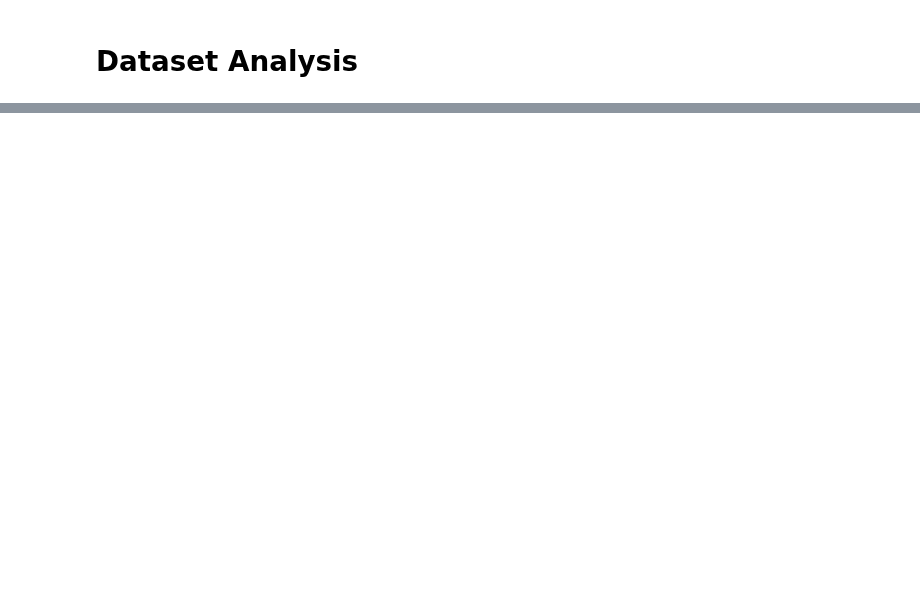
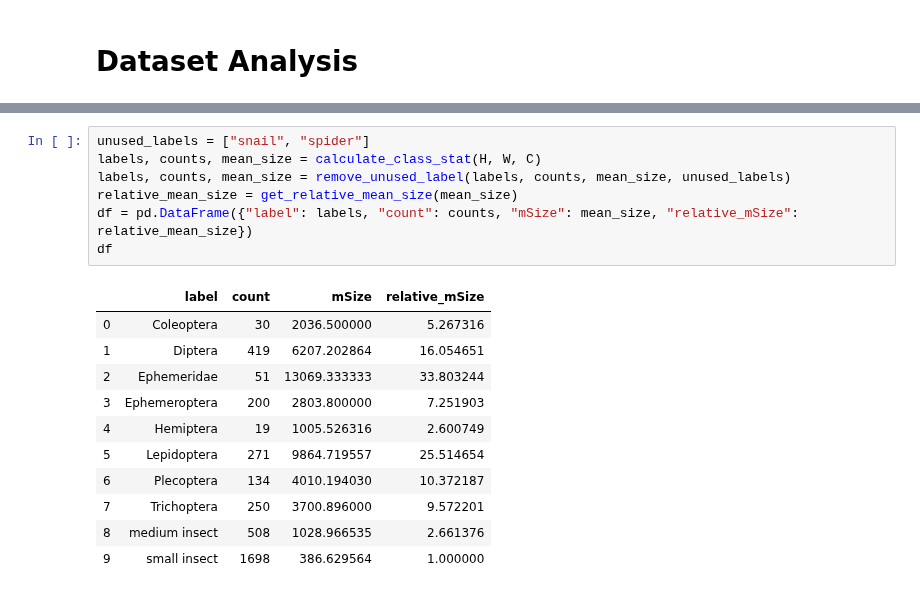
Before and after one commit to keiiti975/Insect_Phenology_Detector, a Jupyter notebook: result/classification/visualize_annotation/visualize_annotation.ipynb, the cells around one changed output, grey strips where cells are left out. Drawn from its saved outputs; the diff is of its cells as text; blank space fills up the shorter version.

```diff
--- a/result/classification/visualize_annotation/visualize_annotation.ipynb
+++ b/result/classification/visualize_annotation/visualize_annotation.ipynb
@@ -119,0 +99,19 @@ size_df
+# %%
+unused_labels = ["snail", "spider"]
+labels, counts, mean_size = calculate_class_stat(H, W, C)
+labels, counts, mean_size = remove_unused_label(labels, counts, mean_size, unused_labels)
+relative_mean_size = get_relative_mean_size(mean_size)
+df = pd.DataFrame({"label": labels, "count": counts, "mSize": mean_size, "relative_mSize": relative_mean_size})
+df
+# %% [output]
+|  | label | count | mSize | relative_mSize |
+| 0 | Coleoptera | 30 | 2036.500000 | 5.267316 |
+| 1 | Diptera | 419 | 6207.202864 | 16.054651 |
+| 2 | Ephemeridae | 51 | 13069.333333 | 33.803244 |
+| 3 | Ephemeroptera | 200 | 2803.800000 | 7.251903 |
+| 4 | Hemiptera | 19 | 1005.526316 | 2.600749 |
+| 5 | Lepidoptera | 271 | 9864.719557 | 25.514654 |
+| 6 | Plecoptera | 134 | 4010.194030 | 10.372187 |
+| 7 | Trichoptera | 250 | 3700.896000 | 9.572201 |
+| 8 | medium insect | 508 | 1028.966535 | 2.661376 |
+| 9 | small insect | 1698 | 386.629564 | 1.000000 |
```
Also changed, not shown: parts of 34 cells of this notebook, 4 other files.
